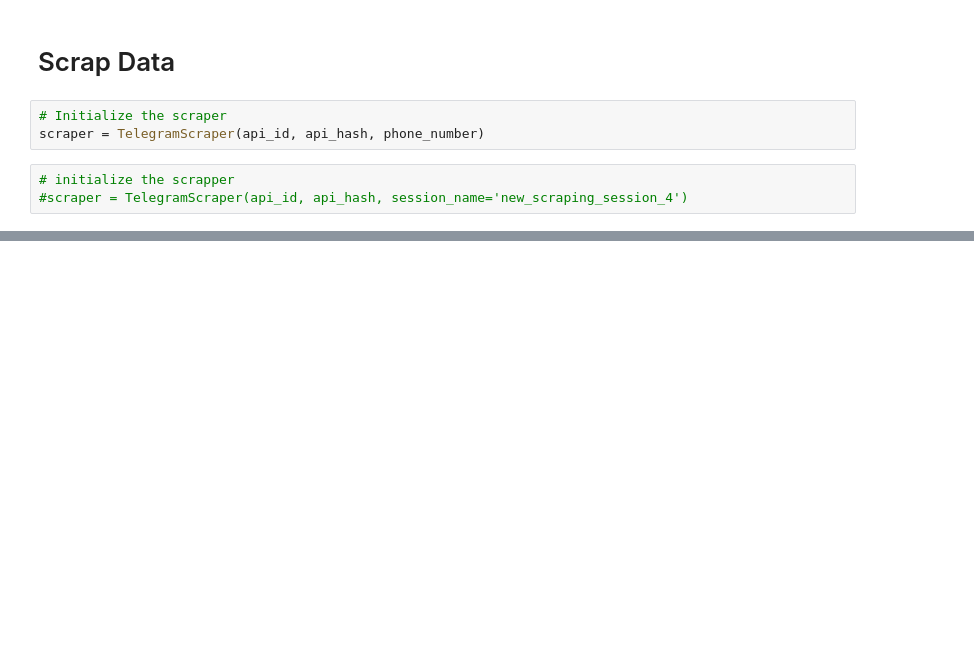
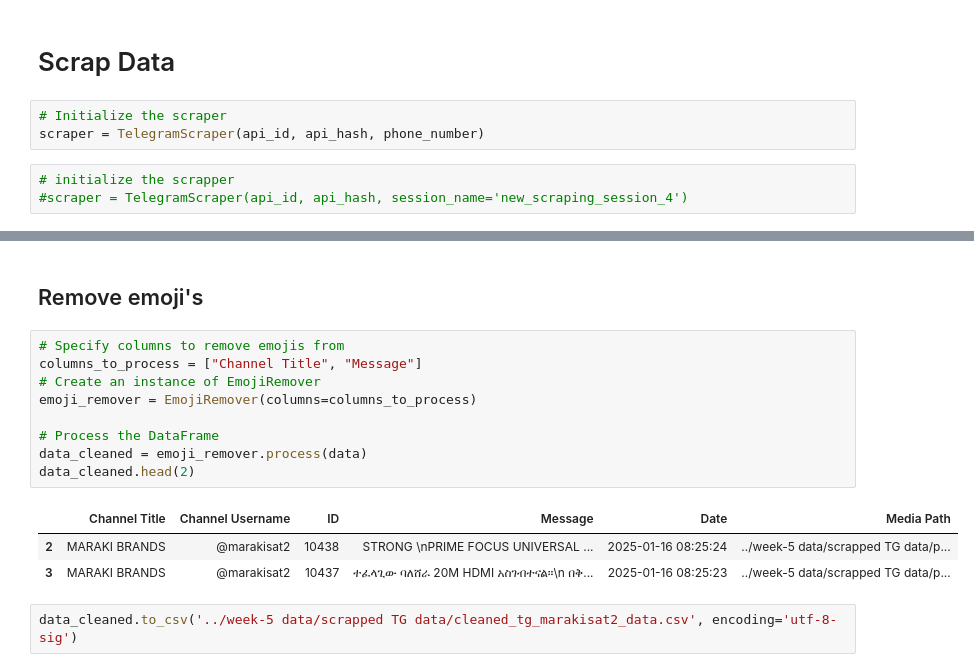
Before and after one commit to zereay74/Kaim-week-5, a Jupyter notebook: notebooks/Task_1_Telegram_Data_Ingestion.ipynb, the cells around one changed output, grey strips where cells are left out. Saved outputs shown, nothing was run; the diff lists cells and outputs as text; blank space fills up the shorter version.

```diff
--- a/notebooks/Task_1_Telegram_Data_Ingestion.ipynb
+++ b/notebooks/Task_1_Telegram_Data_Ingestion.ipynb
@@ -64,0 +119,17 @@ KeyboardInterrupt:
+# %% [markdown]
+## Remove emoji's
+# %%
+# Specify columns to remove emojis from
+columns_to_process = ["Channel Title", "Message"]
+# Create an instance of EmojiRemover
+emoji_remover = EmojiRemover(columns=columns_to_process)
+
+# Process the DataFrame
+data_cleaned = emoji_remover.process(data)
+data_cleaned.head(2)
+# %% [output]
+|  | Channel Title | Channel Username | ID | Message | Date | Media Path |
+| 2 | MARAKI BRANDS | @marakisat2 | 10438 | ️STRONG ️\nPRIME FOCUS UNIVERSAL ... | 2025-01-16 08:25:24 | ../week-5 data/scrapped TG data/p... |
+| 3 | MARAKI BRANDS | @marakisat2 | 10437 | ተፈላጊው ባለሸራ 20M HDMI አስገብተናል።\n በቅ... | 2025-01-16 08:25:23 | ../week-5 data/scrapped TG data/p... |
+# %%
+data_cleaned.to_csv('../week-5 data/scrapped TG data/cleaned_tg_marakisat2_data.csv', encoding='utf-8-sig')
```
Also changed, not shown: parts of 9 cells of this notebook, 1 other file.
